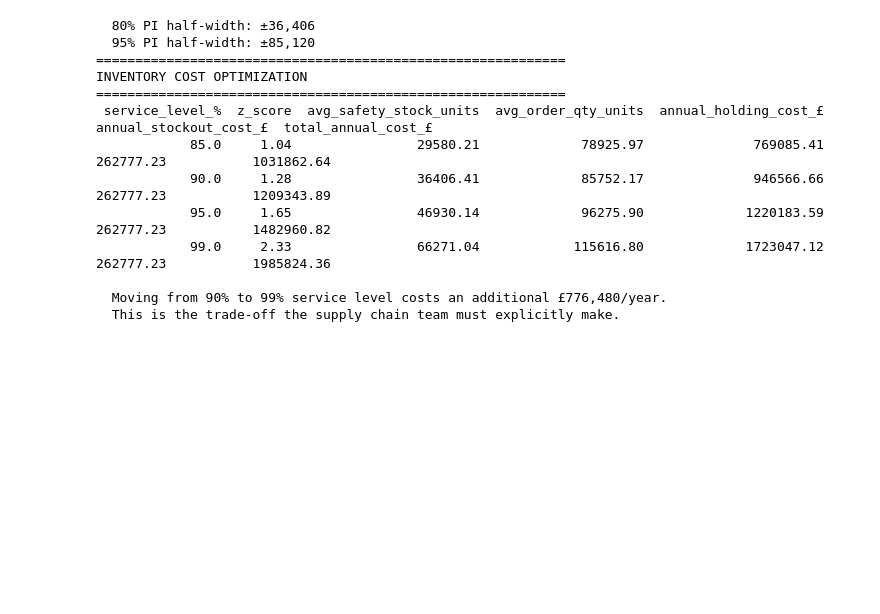
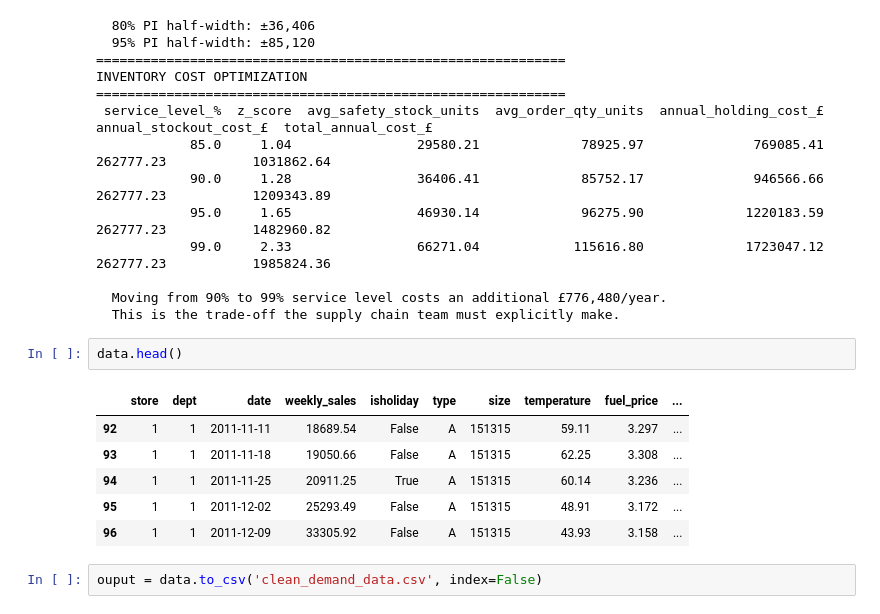
Before and after one commit to RedSamurai07/Demand-Forecasting-at-Scale, a Jupyter notebook: demand_forecast.ipynb, the cells around one changed output. Cells and saved outputs as stored; diff of their text form; blank space fills up the shorter version.

```diff
--- a/demand_forecast.ipynb
+++ b/demand_forecast.ipynb
@@ -923,3 +850,14 @@ INVENTORY COST OPTIMIZATION
 
   Moving from 90% to 99% service level costs an additional £776,480/year.
   This is the trade-off the supply chain team must explicitly make.
+# %%
+data.head()
+# %% [output]
+|  | store | dept | date | weekly_sales | isholiday | type | size | temperature | fuel_price | ... |
+| 92 | 1 | 1 | 2011-11-11 | 18689.54 | False | A | 151315 | 59.11 | 3.297 | ... |
+| 93 | 1 | 1 | 2011-11-18 | 19050.66 | False | A | 151315 | 62.25 | 3.308 | ... |
+| 94 | 1 | 1 | 2011-11-25 | 20911.25 | True | A | 151315 | 60.14 | 3.236 | ... |
+| 95 | 1 | 1 | 2011-12-02 | 25293.49 | False | A | 151315 | 48.91 | 3.172 | ... |
+| 96 | 1 | 1 | 2011-12-09 | 33305.92 | False | A | 151315 | 43.93 | 3.158 | ... |
+# %%
+ouput = data.to_csv('clean_demand_data.csv', index=False)
```
Also changed, not shown: parts of 9 cells of this notebook, 1 other file.
